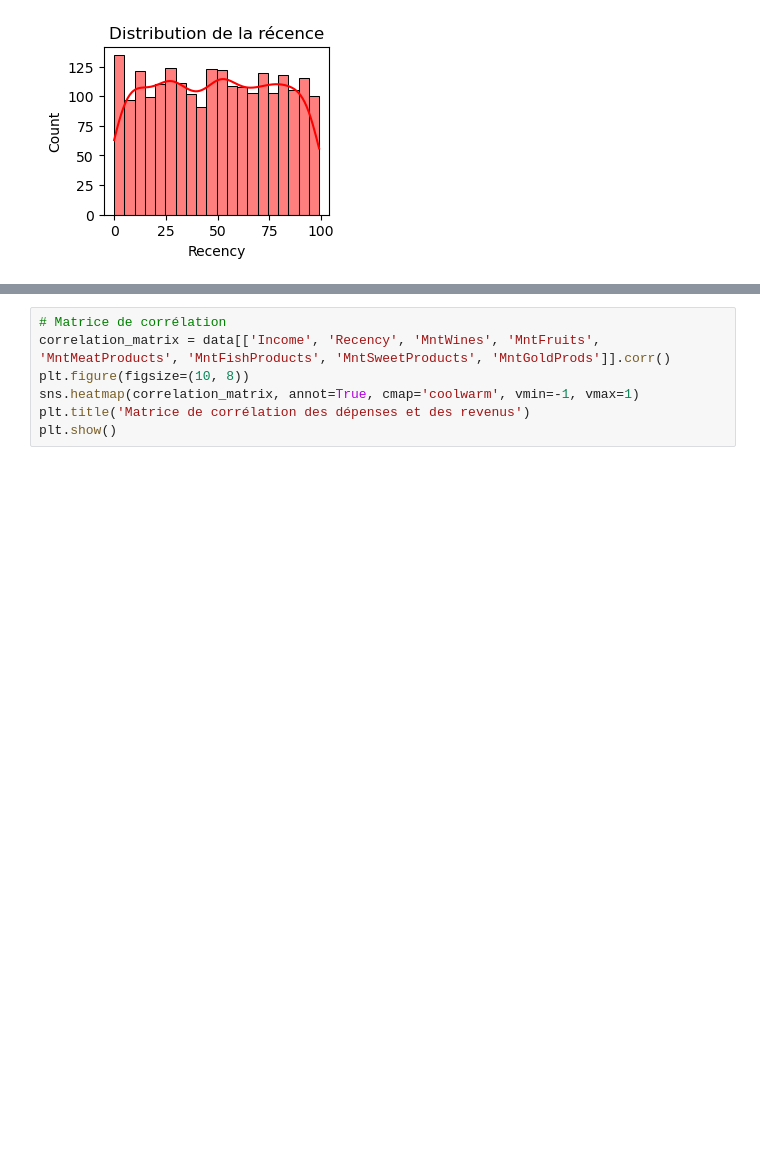
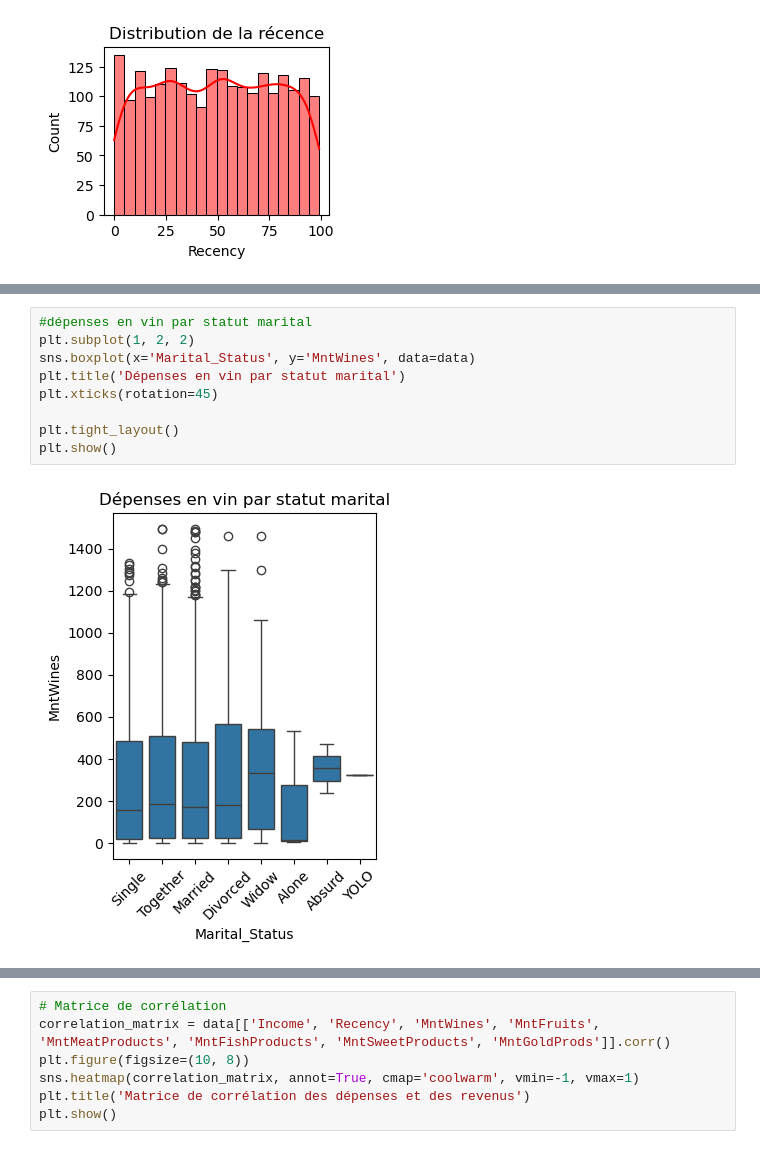
Before and after one commit to GiovanniTafita/segmentationClientele, a Jupyter notebook: notebooks/visualisationdesDistributions.ipynb, the cells around one changed output, grey strips where cells are left out. Drawn from its saved outputs; the diff is of its cells as text; blank space fills up the shorter version.

```diff
--- a/notebooks/visualisationdesDistributions.ipynb
+++ b/notebooks/visualisationdesDistributions.ipynb
@@ -75,0 +104,11 @@ Text(0.5, 1.0, 'Distribution de la récence')
+# %%
+#dépenses en vin par statut marital
+plt.subplot(1, 2, 2)
+sns.boxplot(x='Marital_Status', y='MntWines', data=data)
+plt.title('Dépenses en vin par statut marital')
+plt.xticks(rotation=45)
+
+plt.tight_layout()
+plt.show()
+# %% [output]
+[figure, added]
```
Also changed, not shown: parts of 7 cells of this notebook.
